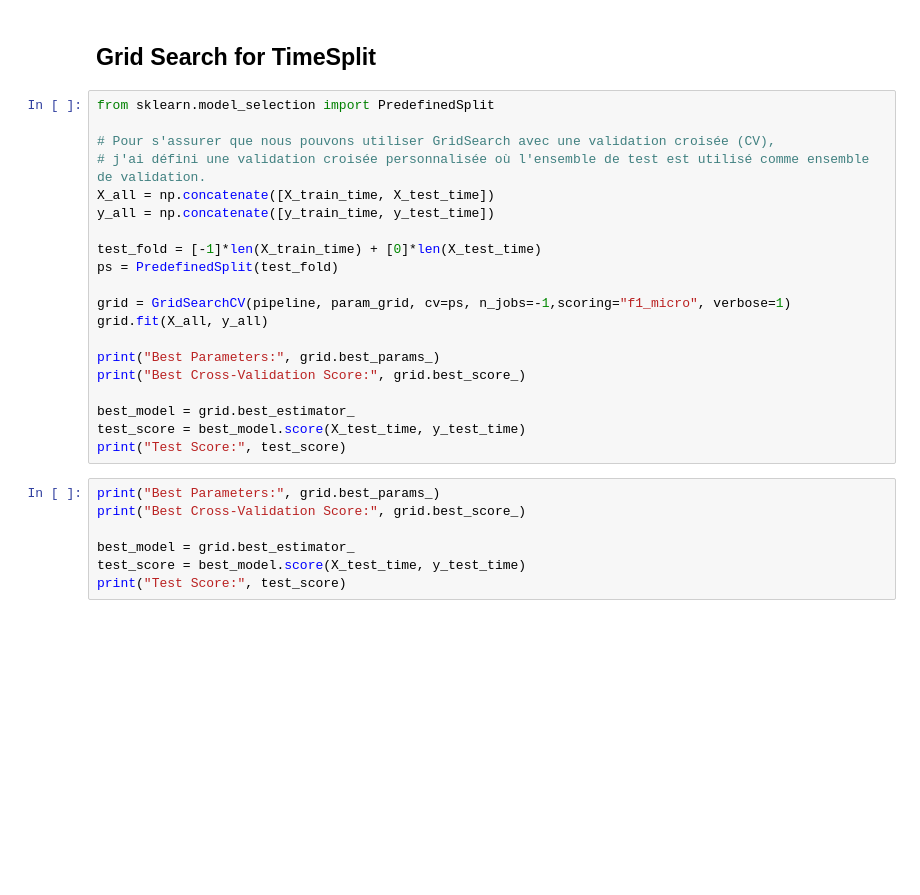
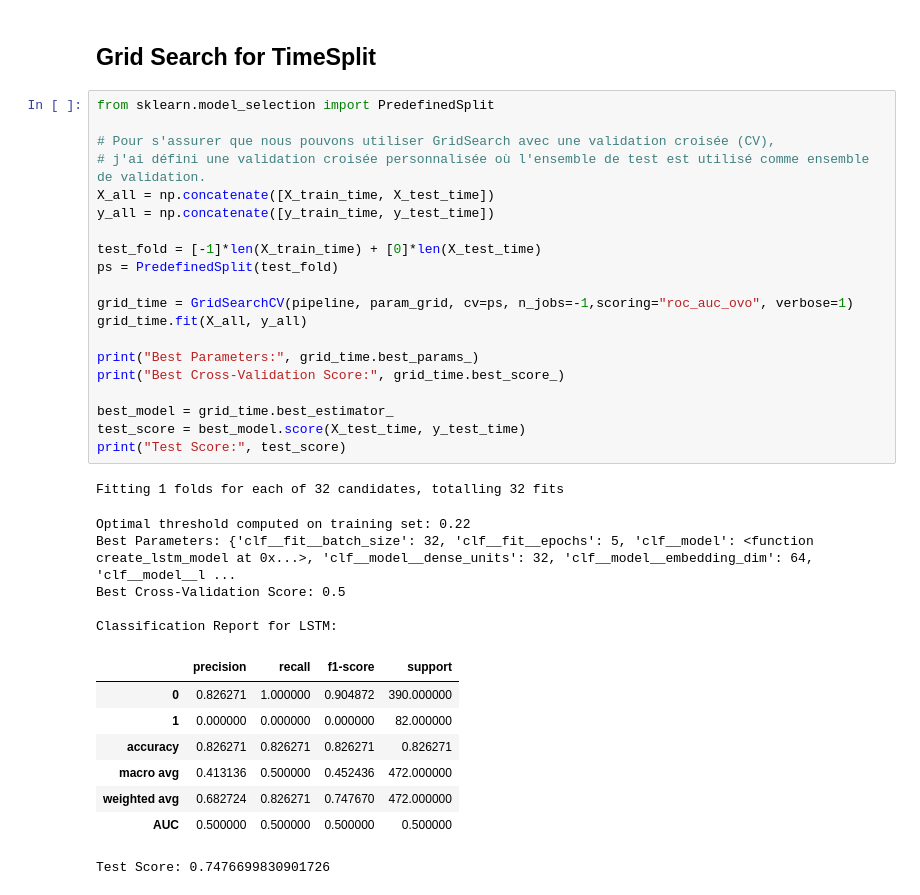
Before and after one commit to IdrissPro/NLP, a Jupyter notebook: NLP.ipynb, the cells around one changed output. Saved outputs shown, nothing was run; the diff lists cells and outputs as text; blank space fills up the shorter version.

```diff
--- a/NLP.ipynb
+++ b/NLP.ipynb
@@ -696,27 +727,35 @@ comparison["params"].iloc[0]
 # %%
 from sklearn.model_selection import PredefinedSplit
 
 # Pour s'assurer que nous pouvons utiliser GridSearch avec une validation croisée (CV),
 # j'ai défini une validation croisée personnalisée où l'ensemble de test est utilisé comme ensemble de validation.
 X_all = np.concatenate([X_train_time, X_test_time])
 y_all = np.concatenate([y_train_time, y_test_time])
 
 test_fold = [-1]*len(X_train_time) + [0]*len(X_test_time)
 ps = PredefinedSplit(test_fold)
 
-grid = GridSearchCV(pipeline, param_grid, cv=ps, n_jobs=-1,scoring="f1_micro", verbose=1)
-grid.fit(X_all, y_all)
+grid_time = GridSearchCV(pipeline, param_grid, cv=ps, n_jobs=-1,scoring="roc_auc_ovo", verbose=1)
+grid_time.fit(X_all, y_all)
 
-print("Best Parameters:", grid.best_params_)
-print("Best Cross-Validation Score:", grid.best_score_)
+print("Best Parameters:", grid_time.best_params_)
+print("Best Cross-Validation Score:", grid_time.best_score_)
 
-best_model = grid.best_estimator_
+best_model = grid_time.best_estimator_
 test_score = best_model.score(X_test_time, y_test_time)
 print("Test Score:", test_score)
+# %% [output]
+Fitting 1 folds for each of 32 candidates, totalling 32 fits
+Optimal threshold computed on training set: 0.22
+Best Parameters: {'clf__fit__batch_size': 32, 'clf__fit__epochs': 5, 'clf__model': <function create_lstm_model at 0x...>, 'clf__model__dense_units': 32, 'clf__model__embedding_dim': 64, 'clf__model__l ...
+Best Cross-Validation Score: 0.5
+
+Classification Report for LSTM:
+|  | precision | recall | f1-score | support |
+| 0 | 0.826271 | 1.000000 | 0.904872 | 390.000000 |
+| 1 | 0.000000 | 0.000000 | 0.000000 | 82.000000 |
+| accuracy | 0.826271 | 0.826271 | 0.826271 | 0.826271 |
+| macro avg | 0.413136 | 0.500000 | 0.452436 | 472.000000 |
+| weighted avg | 0.682724 | 0.826271 | 0.747670 | 472.000000 |
+| AUC | 0.500000 | 0.500000 | 0.500000 | 0.500000 |
+Test Score: 0.7476699830901726
-# %%
-print("Best Parameters:", grid.best_params_)
-print("Best Cross-Validation Score:", grid.best_score_)
-
-best_model = grid.best_estimator_
-test_score = best_model.score(X_test_time, y_test_time)
-print("Test Score:", test_score)
```
Also changed, not shown: parts of 21 cells of this notebook.
